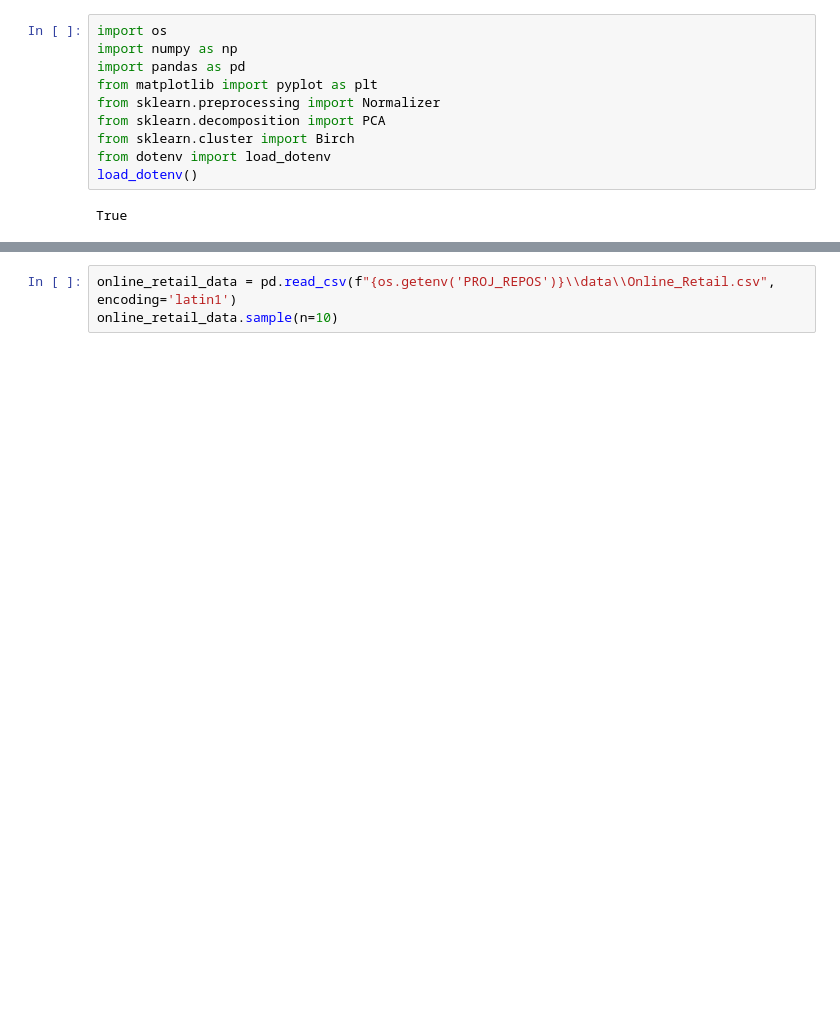
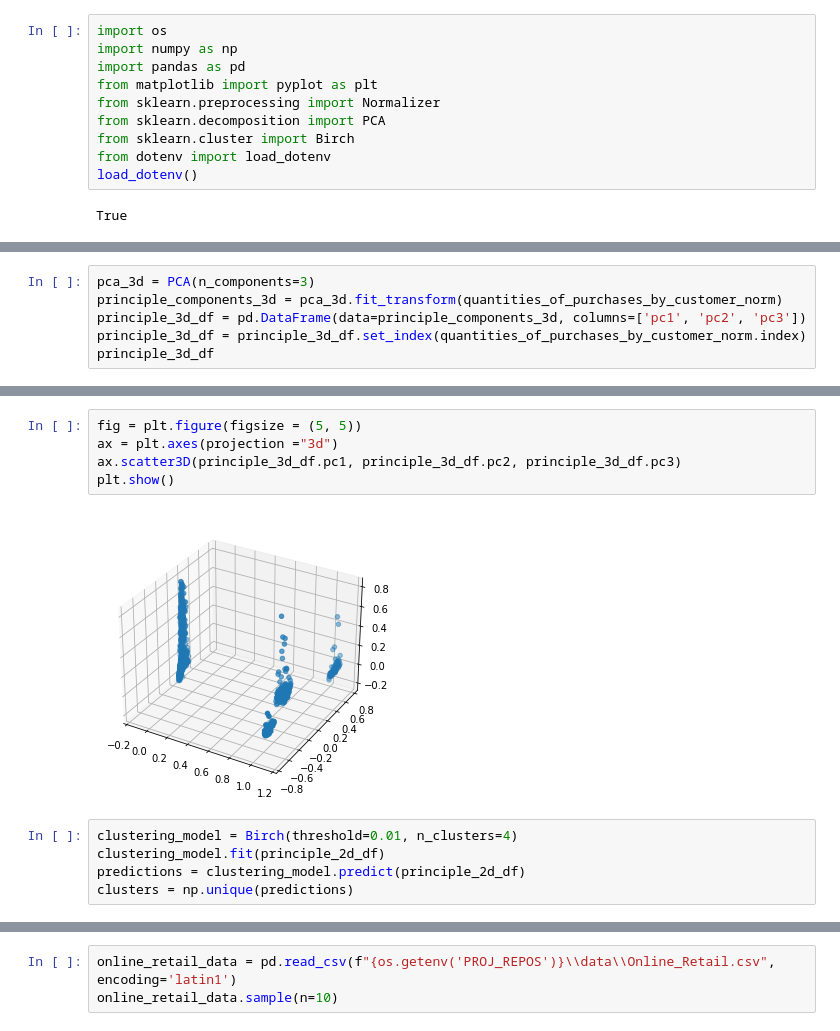
Before and after one commit to smlovullo/Online-Retail, a Jupyter notebook: notebooks/data_exploration.ipynb, the cells around one changed output, grey strips where cells are left out. Saved outputs shown, nothing was run; the diff lists cells and outputs as text; blank space fills up the shorter version.

```diff
--- a/notebooks/data_exploration.ipynb
+++ b/notebooks/data_exploration.ipynb
@@ -25,0 +58,6 @@ True
+# %%
+pca_3d = PCA(n_components=3)
+principle_components_3d = pca_3d.fit_transform(quantities_of_purchases_by_customer_norm)
+principle_3d_df = pd.DataFrame(data=principle_components_3d, columns=['pc1', 'pc2', 'pc3'])
+principle_3d_df = principle_3d_df.set_index(quantities_of_purchases_by_customer_norm.index)
+principle_3d_df
@@ -25,0 +79,12 @@ True
+# %%
+fig = plt.figure(figsize = (5, 5))
+ax = plt.axes(projection ="3d")
+ax.scatter3D(principle_3d_df.pc1, principle_3d_df.pc2, principle_3d_df.pc3)
+plt.show()
+# %% [output]
+[figure, added]
+# %%
+clustering_model = Birch(threshold=0.01, n_clusters=4)
+clustering_model.fit(principle_2d_df)
+predictions = clustering_model.predict(principle_2d_df)
+clusters = np.unique(predictions)
```
Also changed, not shown: parts of 16 cells of this notebook, 2 other files.
